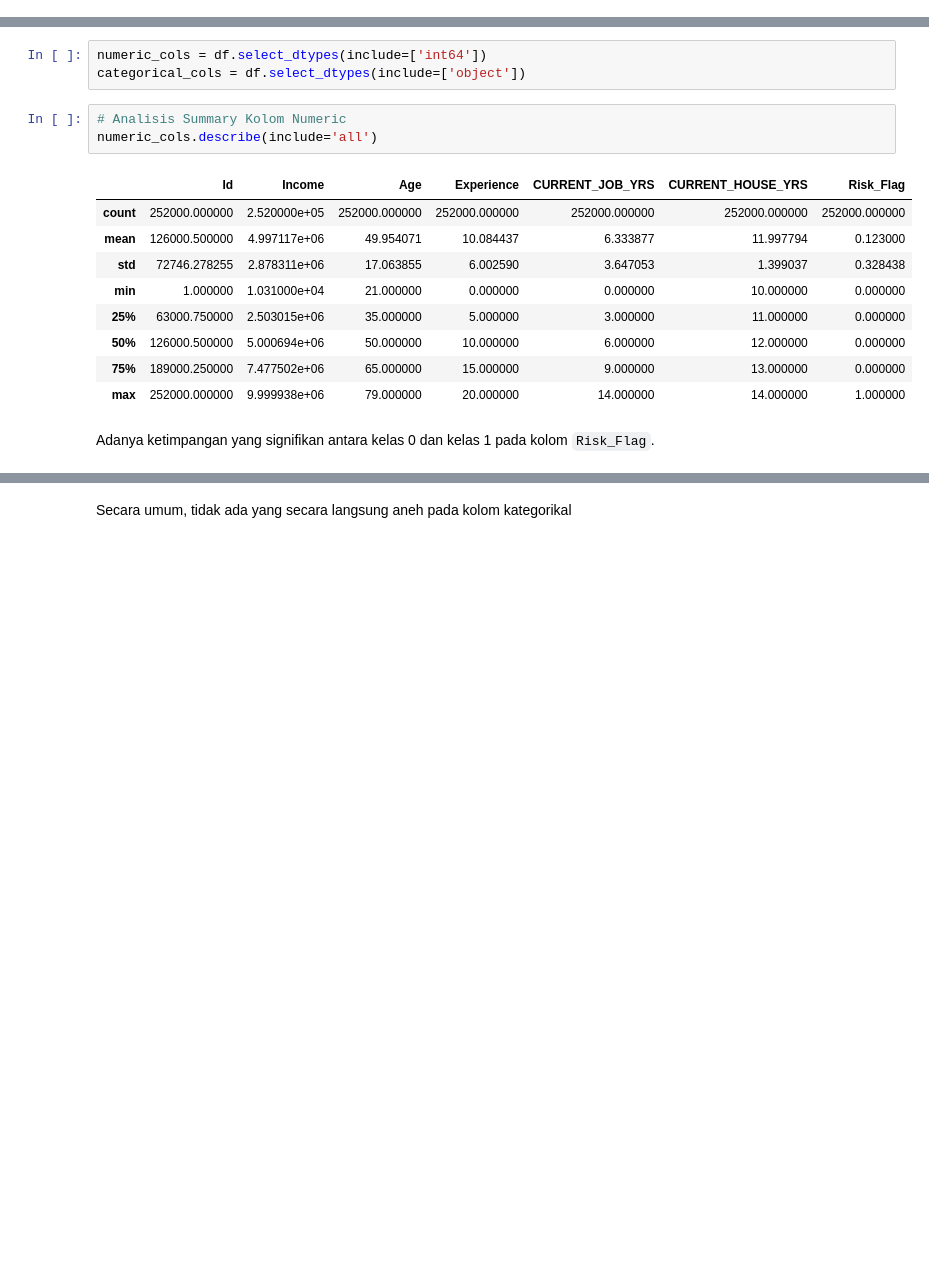
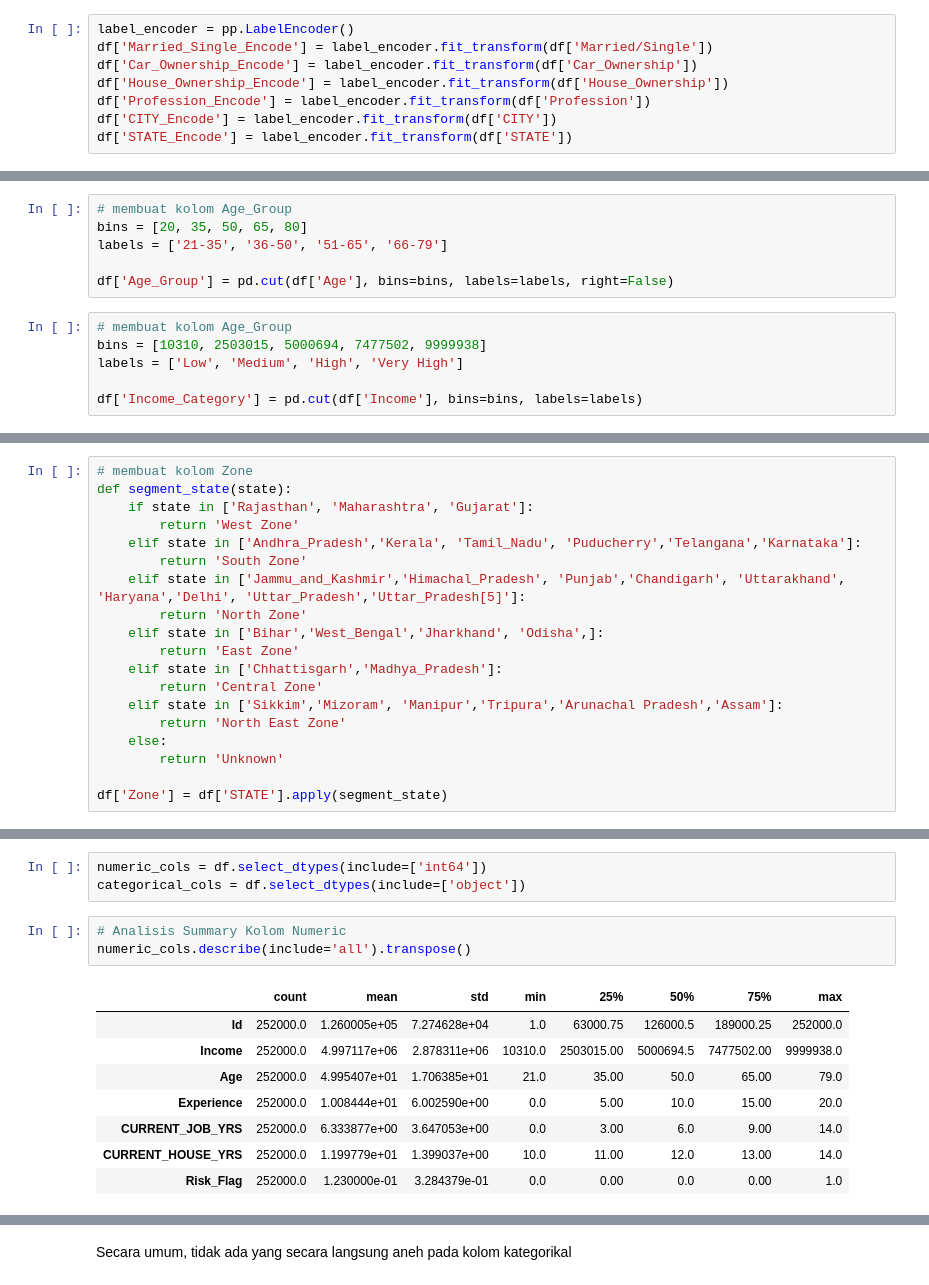
Before and after one commit to M-Fatoni/Loan-Prediction-Based-on-Customer-Behavior, a Jupyter notebook: Loan_Prediction.ipynb, the cells around one changed output, grey strips where cells are left out. Saved outputs shown, nothing was run; the diff lists cells and outputs as text; blank space fills up the shorter version.

```diff
--- a/Loan_Prediction.ipynb
+++ b/Loan_Prediction.ipynb
@@ -82,0 +123,8 @@ Name: proportion, dtype: float64
+# %%
+label_encoder = pp.LabelEncoder()
+df['Married_Single_Encode'] = label_encoder.fit_transform(df['Married/Single'])
+df['Car_Ownership_Encode'] = label_encoder.fit_transform(df['Car_Ownership'])
+df['House_Ownership_Encode'] = label_encoder.fit_transform(df['House_Ownership'])
+df['Profession_Encode'] = label_encoder.fit_transform(df['Profession'])
+df['CITY_Encode'] = label_encoder.fit_transform(df['CITY'])
+df['STATE_Encode'] = label_encoder.fit_transform(df['STATE'])
@@ -82,0 +144,12 @@ Name: proportion, dtype: float64
+# %%
+# membuat kolom Age_Group
+bins = [20, 35, 50, 65, 80]
+labels = ['21-35', '36-50', '51-65', '66-79']
+
+df['Age_Group'] = pd.cut(df['Age'], bins=bins, labels=labels, right=False)
+# %%
+# membuat kolom Age_Group
+bins = [10310, 2503015, 5000694, 7477502, 9999938]
+labels = ['Low', 'Medium', 'High', 'Very High']
+
+df['Income_Category'] = pd.cut(df['Income'], bins=bins, labels=labels)
@@ -82,0 +189,19 @@ Name: proportion, dtype: float64
+# %%
+# membuat kolom Zone
+def segment_state(state):
+    if state in ['Rajasthan', 'Maharashtra', 'Gujarat']:
+        return 'West Zone'
+    elif state in ['Andhra_Pradesh','Kerala', 'Tamil_Nadu', 'Puducherry','Telangana','Karnataka']:
+        return 'South Zone'
+    elif state in ['Jammu_and_Kashmir','Himachal_Pradesh', 'Punjab','Chandigarh', 'Uttarakhand', 'Haryana','Delhi', 'Uttar_Pradesh','Uttar_Pradesh[5]']:
+        return 'North Zone'
+    elif state in ['Bihar','West_Bengal','Jharkhand', 'Odisha',]:
+        return 'East Zone'
+    elif state in ['Chhattisgarh','Madhya_Pradesh']:
+        return 'Central Zone'
+    elif state in ['Sikkim','Mizoram', 'Manipur','Tripura','Arunachal Pradesh','Assam']:
+        return 'North East Zone'
+    else:
+        return 'Unknown'
+
+df['Zone'] = df['STATE'].apply(segment_state)
@@ -85,18 +222,15 @@ numeric_cols = df.select_dtypes(include=['int64'])
 categorical_cols = df.select_dtypes(include=['object'])
 # %%
 # Analisis Summary Kolom Numeric
-numeric_cols.describe(include='all')
+numeric_cols.describe(include='all').transpose()
 # %% [output]
-|  | Id | Income | Age | Experience | CURRENT_JOB_YRS | CURRENT_HOUSE_YRS | Risk_Flag |
-| count | 252000.000000 | 2.520000e+05 | 252000.000000 | 252000.000000 | 252000.000000 | 252000.000000 | 252000.000000 |
-| mean | 126000.500000 | 4.997117e+06 | 49.954071 | 10.084437 | 6.333877 | 11.997794 | 0.123000 |
-| std | 72746.278255 | 2.878311e+06 | 17.063855 | 6.002590 | 3.647053 | 1.399037 | 0.328438 |
-| min | 1.000000 | 1.031000e+04 | 21.000000 | 0.000000 | 0.000000 | 10.000000 | 0.000000 |
-| 25% | 63000.750000 | 2.503015e+06 | 35.000000 | 5.000000 | 3.000000 | 11.000000 | 0.000000 |
-| 50% | 126000.500000 | 5.000694e+06 | 50.000000 | 10.000000 | 6.000000 | 12.000000 | 0.000000 |
-| 75% | 189000.250000 | 7.477502e+06 | 65.000000 | 15.000000 | 9.000000 | 13.000000 | 0.000000 |
-| max | 252000.000000 | 9.999938e+06 | 79.000000 | 20.000000 | 14.000000 | 14.000000 | 1.000000 |
+|  | count | mean | std | min | 25% | 50% | 75% | max |
+| Id | 252000.0 | 1.260005e+05 | 7.274628e+04 | 1.0 | 63000.75 | 126000.5 | 189000.25 | 252000.0 |
+| Income | 252000.0 | 4.997117e+06 | 2.878311e+06 | 10310.0 | 2503015.00 | 5000694.5 | 7477502.00 | 9999938.0 |
+| Age | 252000.0 | 4.995407e+01 | 1.706385e+01 | 21.0 | 35.00 | 50.0 | 65.00 | 79.0 |
+| Experience | 252000.0 | 1.008444e+01 | 6.002590e+00 | 0.0 | 5.00 | 10.0 | 15.00 | 20.0 |
+| CURRENT_JOB_YRS | 252000.0 | 6.333877e+00 | 3.647053e+00 | 0.0 | 3.00 | 6.0 | 9.00 | 14.0 |
+| CURRENT_HOUSE_YRS | 252000.0 | 1.199779e+01 | 1.399037e+00 | 10.0 | 11.00 | 12.0 | 13.00 | 14.0 |
+| Risk_Flag | 252000.0 | 1.230000e-01 | 3.284379e-01 | 0.0 | 0.00 | 0.0 | 0.00 | 1.0 |
-# %% [markdown]
- Adanya ketimpangan yang signifikan antara kelas 0 dan kelas 1 pada kolom `Risk_Flag`.
 # %%
 # Analisis Summary Kolom Categoric
```
Also changed, not shown: parts of 35 cells of this notebook, 1 other file.
